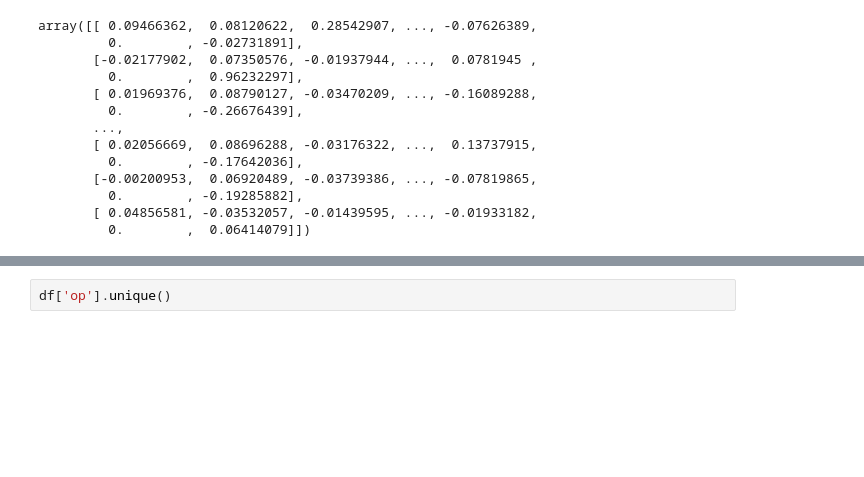
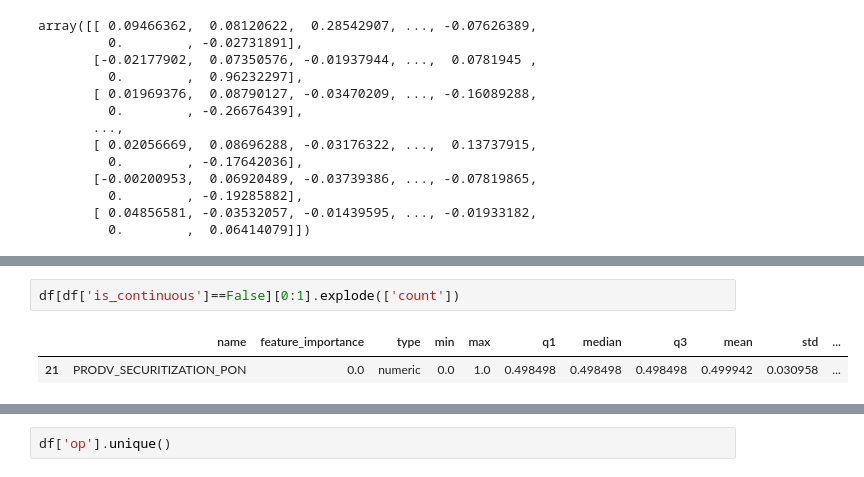
Before and after one commit to Elecapp/xai-visualization_rules_fi, a Jupyter notebook: notebooks/narets_c.ipynb, the cells around one changed output, grey strips where cells are left out. Saved outputs shown, nothing was run; the diff lists cells and outputs as text; blank space fills up the shorter version.

```diff
--- a/notebooks/narets_c.ipynb
+++ b/notebooks/narets_c.ipynb
@@ -496 +496,6 @@ if (df['count'][4:5].values[0][0]==0 and df['count'][4:5].values[0][1]==1):
+# %%
+df[df['is_continuous']==False][0:1].explode(['count'])
+# %% [output]
+|  | name | feature_importance | type | min | max | q1 | median | q3 | mean | std | ... |
+| 21 | PRODV_SECURITIZATION_PON | 0.0 | numeric | 0.0 | 1.0 | 0.498498 | 0.498498 | 0.498498 | 0.499942 | 0.030958 | ... |
 # %%
```
Also changed, not shown: parts of 5 cells of this notebook.
